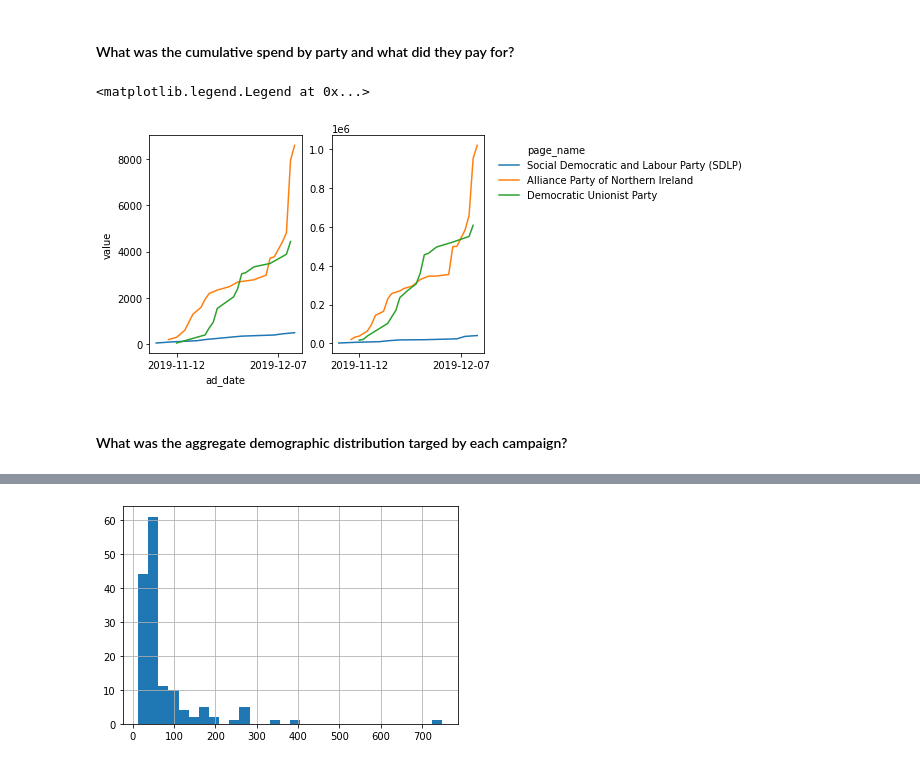
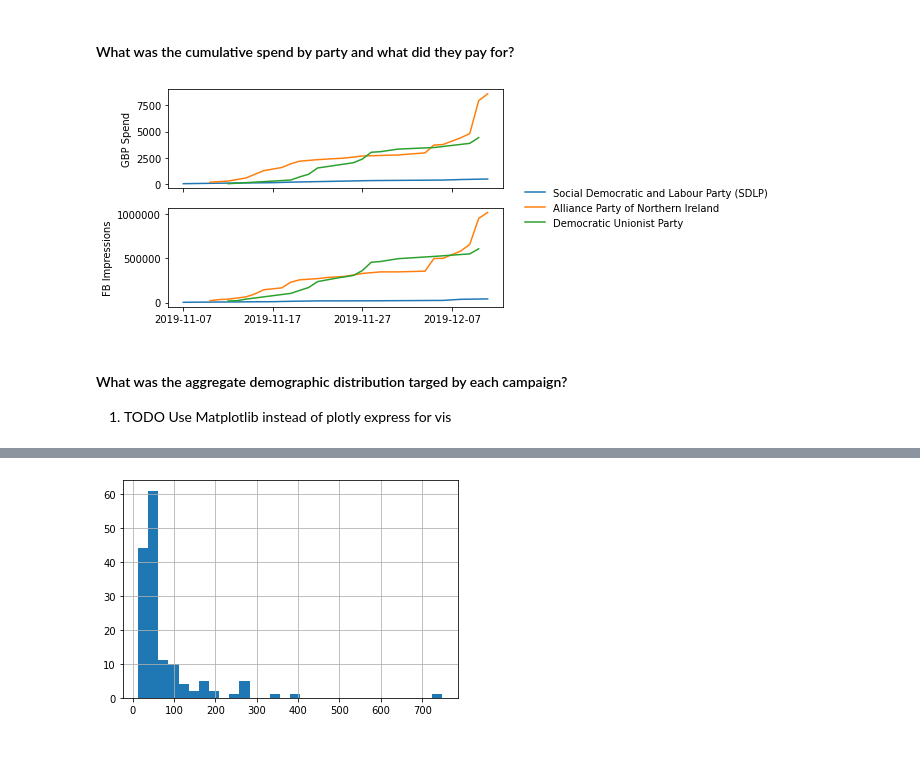
Before and after one commit to jkennedy559/election_2019_ni_fb, a Jupyter notebook: analysis.ipynb, the cells around one changed output, grey strips where cells are left out. Drawn from its saved outputs; the diff is of its cells as text; code cells hidden in the pictures.

Commit message:
Axis fix on spend/impressions

```diff
--- a/analysis.ipynb
+++ b/analysis.ipynb
@@ -60,22 +61,26 @@ data['impressions'] = list(map(lambda x: sum(x)/2, impression_range))
 vis_1 = data.groupby(['ad_date', 'page_name'])['spend', 'impressions'].sum()\
 .groupby('page_name').cumsum().reset_index().melt(id_vars=['ad_date', 'page_name'])
 # %%
-fig, ax = plt.subplots(1,2, sharex=True)
+fig, ax = plt.subplots(2,1, sharex=True)
 ax1 = sns.lineplot(data=vis_1[vis_1['variable']=='spend'],
              x='ad_date', y='value', hue='page_name',
             legend=False, ax=ax[0])
 ax2 = sns.lineplot(data=vis_1[vis_1['variable']=='impressions'],
              x='ad_date', y='value', hue='page_name',
             legend='brief', ax=ax[1])
-ax1.xaxis.set_major_locator(plt.MaxNLocator(1))
-plt.xlabel("")
-plt.ylabel("");
-plt.legend(bbox_to_anchor=(1.04,1), loc="upper left", frameon=False)
+ax2.set_xlabel('')
+ax2.set_ylabel('FB Impressions')
+ax1.set_ylabel('GBP Spend')
+handles, labels = ax2.get_legend_handles_labels()
+ax2.legend(bbox_to_anchor=(1.04,1), loc="center left", frameon=False, handles=handles[1:], labels=labels[1:])
+ax2.ticklabel_format(useOffset=False, axis='y', style='plain')
+ax2.xaxis.set_major_locator(plt.MaxNLocator(4))
 # %% [output]
-<matplotlib.legend.Legend at 0x...>
-[figure, old version]
+[figure, new version]
 # %% [markdown]
 #### What was the aggregate demographic distribution targed by each campaign?
+
+1. TODO Use Matplotlib instead of plotly express for vis
 # %%
 demographics = demos.merge(right=data[['id', 'impressions', 'page_name']],how='left')
 demographics['impress_per_demo'] = demographics.percentage * demographics.impressions
```
Also changed, not shown: parts of 4 cells of this notebook.
